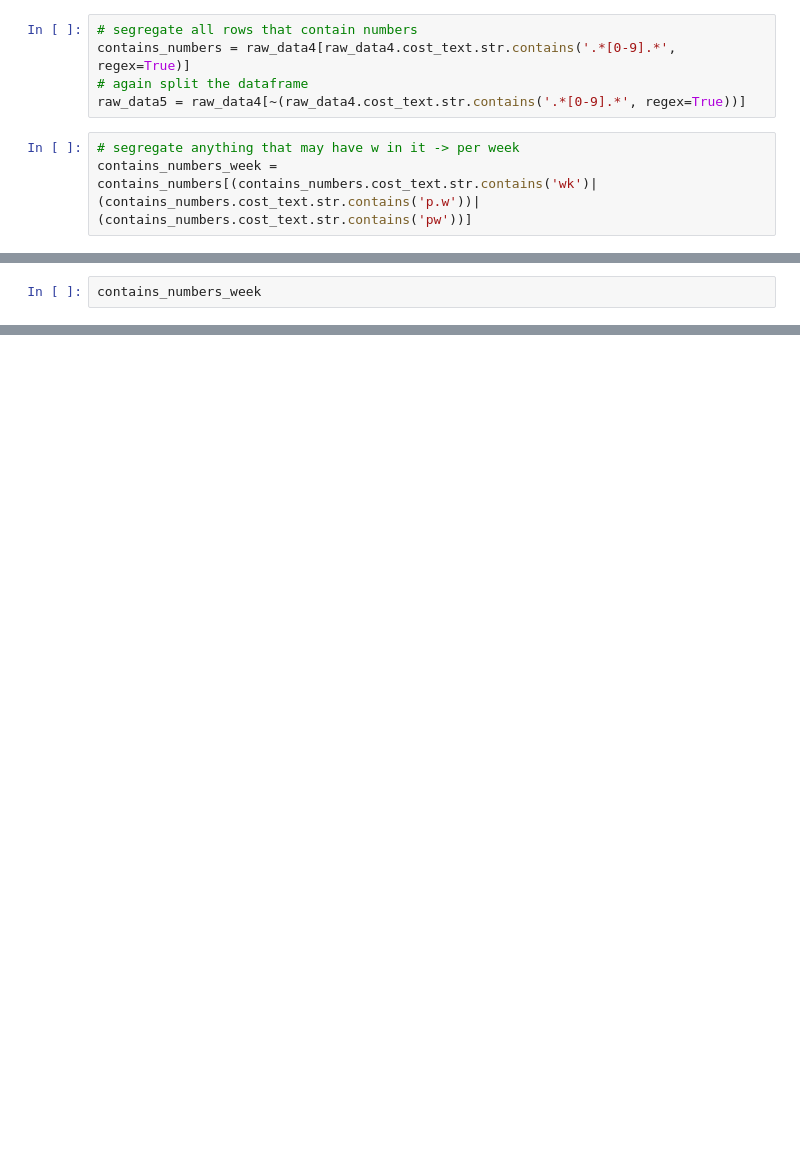
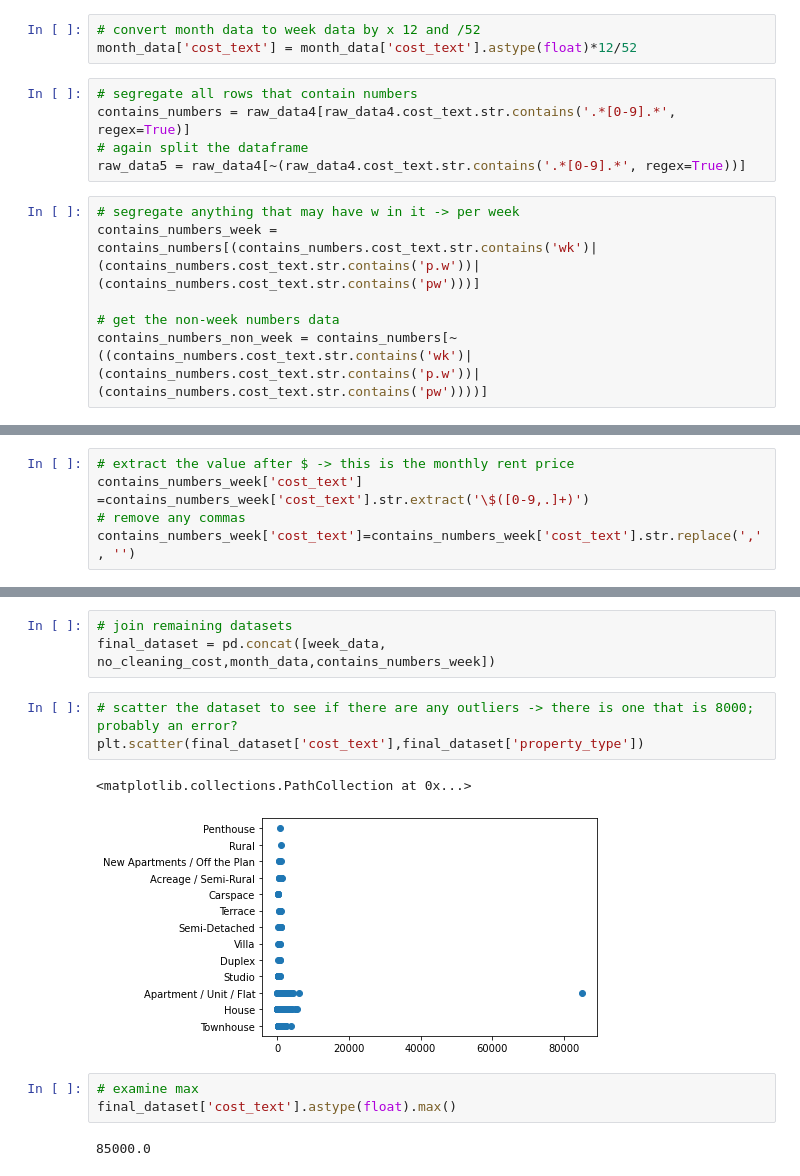
Before and after one commit to MAST30034-Applied-Data-Science/generic-real-estate-consulting-project-18, a Jupyter notebook: notebooks/Preprocess domain data.ipynb, the cells around one changed output, grey strips where cells are left out. Cells and saved outputs as stored; diff of their text form; blank space fills up the shorter version.

Commit message:
further preprocessing domain data - joined dataset but needs further filtering and cleaning

```diff
--- a/notebooks/Preprocess domain data.ipynb
+++ b/notebooks/Preprocess domain data.ipynb
@@ -158,3 +178,6 @@ month_data
+# %%
+# convert month data to week data by x 12 and /52
+month_data['cost_text'] = month_data['cost_text'].astype(float)*12/52
 # %%
 # segregate all rows that contain numbers
 contains_numbers = raw_data4[raw_data4.cost_text.str.contains('.*[0-9].*', regex=True)]
@@ -162,4 +185,7 @@ contains_numbers = raw_data4[raw_data4.cost_text.str.contains('.*[0-9].*', regex
 raw_data5 = raw_data4[~(raw_data4.cost_text.str.contains('.*[0-9].*', regex=True))]
 # %%
 # segregate anything that may have w in it -> per week
-contains_numbers_week = contains_numbers[(contains_numbers.cost_text.str.contains('wk')|(contains_numbers.cost_text.str.contains('p.w'))|(contains_numbers.cost_text.str.contains('pw'))]
+contains_numbers_week = contains_numbers[(contains_numbers.cost_text.str.contains('wk')|(contains_numbers.cost_text.str.contains('p.w'))|(contains_numbers.cost_text.str.contains('pw')))]
+
+# get the non-week numbers data
+contains_numbers_non_week = contains_numbers[~((contains_numbers.cost_text.str.contains('wk')|(contains_numbers.cost_text.str.contains('p.w'))|(contains_numbers.cost_text.str.contains('pw'))))]
@@ -168,3 +209,6 @@ SyntaxError: closing parenthesis ']' does not match opening parenthesis '(' (286
 # %%
-contains_numbers_week
+# extract the value after $ -> this is the monthly rent price
+contains_numbers_week['cost_text'] =contains_numbers_week['cost_text'].str.extract('\$([0-9,.]+)')
+# remove any commas
+contains_numbers_week['cost_text']=contains_numbers_week['cost_text'].str.replace(',', '')
 # %% [output]
@@ -198,3 +239,17 @@ raw_data5
 | 11526 | https://www.domain.com.au/ballara... | Ballarat Central VIC 3350 | why rent when you can buy. rent t... | House | Date Available: Available NowBond... | [-37.5610117, 143.8549159] | [['4 Beds'], ['2 Baths'], ['2 Par... | [Rent to Own Today! (Full Time Em... | [No Deposit, No Worries! , Low De... | ... |
 | 11566 | https://www.domain.com.au/brighto... | Brighton VIC 3186 | fine furnished residences @ westp... | Apartment / Unit / Flat | Date Available: Available Now | [-37.9044002, 144.9997396] | [['5 Beds'], ['4 Baths'], ['3 Par... | [Cannot be in your home? Looking ... | [Welcome home to the GOLD STANDAR... | ... |
 263 rows × 10 columns
+# %%
+# join remaining datasets
+final_dataset = pd.concat([week_data, no_cleaning_cost,month_data,contains_numbers_week])
+# %%
+# scatter the dataset to see if there are any outliers -> there is one that is 8000; probably an error?
+plt.scatter(final_dataset['cost_text'],final_dataset['property_type'])
+# %% [output]
+<matplotlib.collections.PathCollection at 0x...>
+[figure, added]
+# %%
+# examine max
+final_dataset['cost_text'].astype(float).max()
+# %% [output]
+85000.0
```
Also changed, not shown: parts of 18 cells of this notebook.
